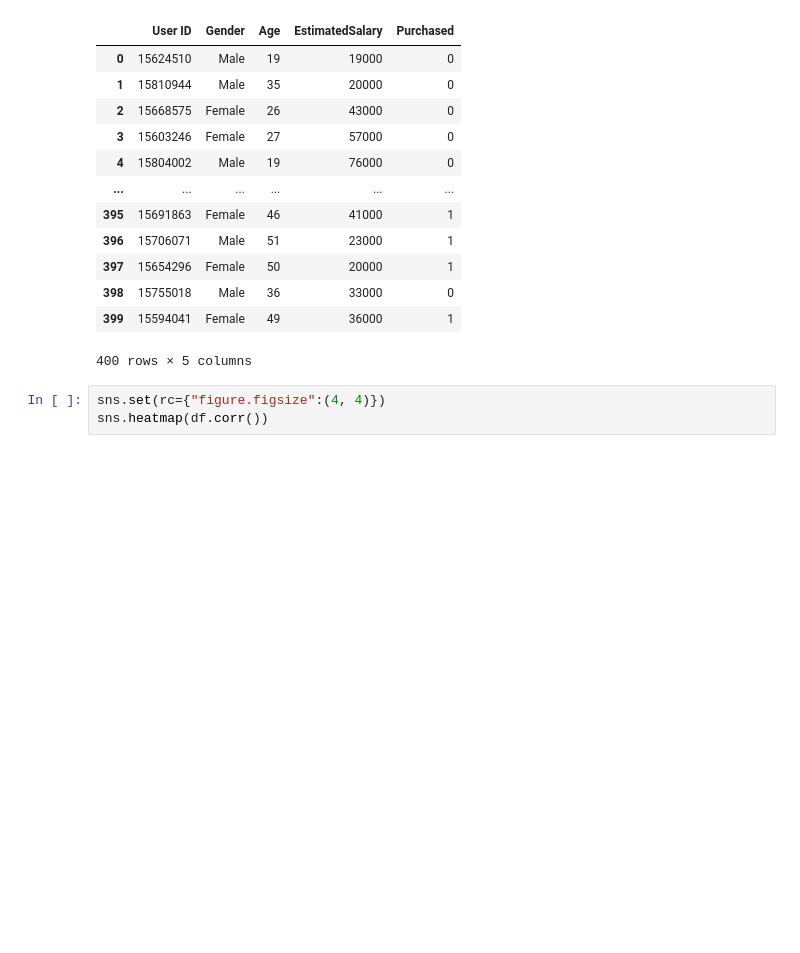
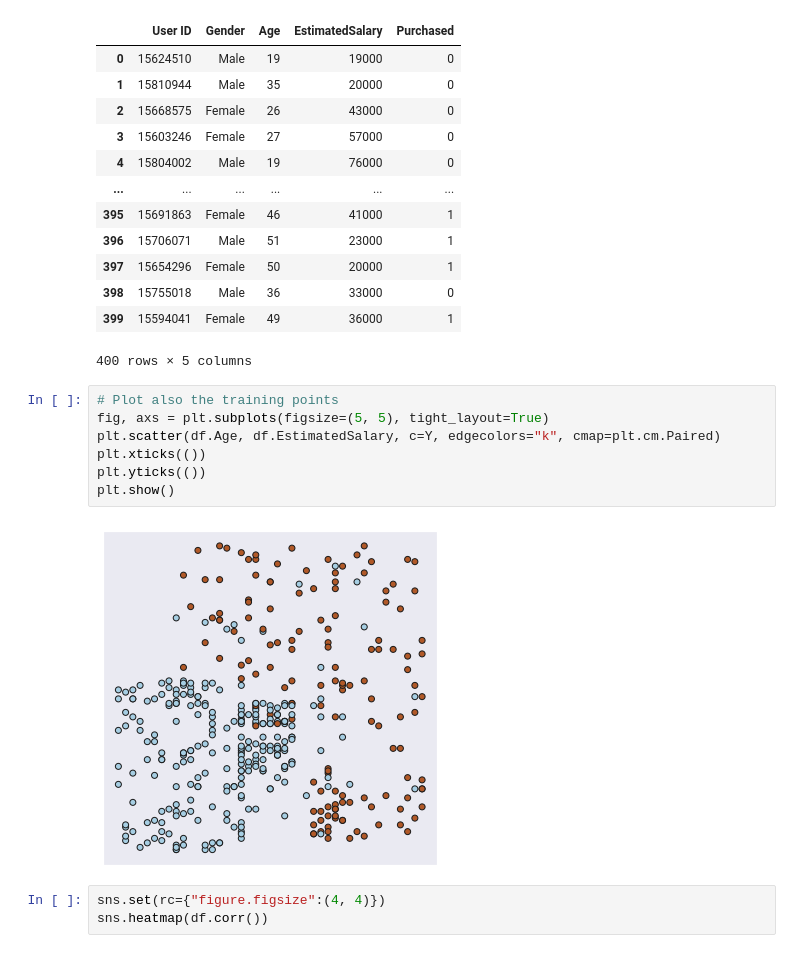
Before and after one commit to asheta66/Machine-Learning-2024, a Jupyter notebook: Logistic Regression/logistic_Regression_A.ipynb, the cells around one changed output. Saved outputs shown, nothing was run; the diff lists cells and outputs as text; blank space fills up the shorter version.

```diff
--- a/Logistic Regression/logistic_Regression_A.ipynb
+++ b/Logistic Regression/logistic_Regression_A.ipynb
@@ -29,6 +29,15 @@ df
 | 398 | 15755018 | Male | 36 | 33000 | 0 |
 | 399 | 15594041 | Female | 49 | 36000 | 1 |
 400 rows × 5 columns
+# %%
+# Plot also the training points
+fig, axs = plt.subplots(figsize=(5, 5), tight_layout=True)
+plt.scatter(df.Age, df.EstimatedSalary, c=Y, edgecolors="k", cmap=plt.cm.Paired)
+plt.xticks(())
+plt.yticks(())
+plt.show()
+# %% [output]
+[figure, added]
 # %%
 sns.set(rc={"figure.figsize":(4, 4)})
 sns.heatmap(df.corr())
```
